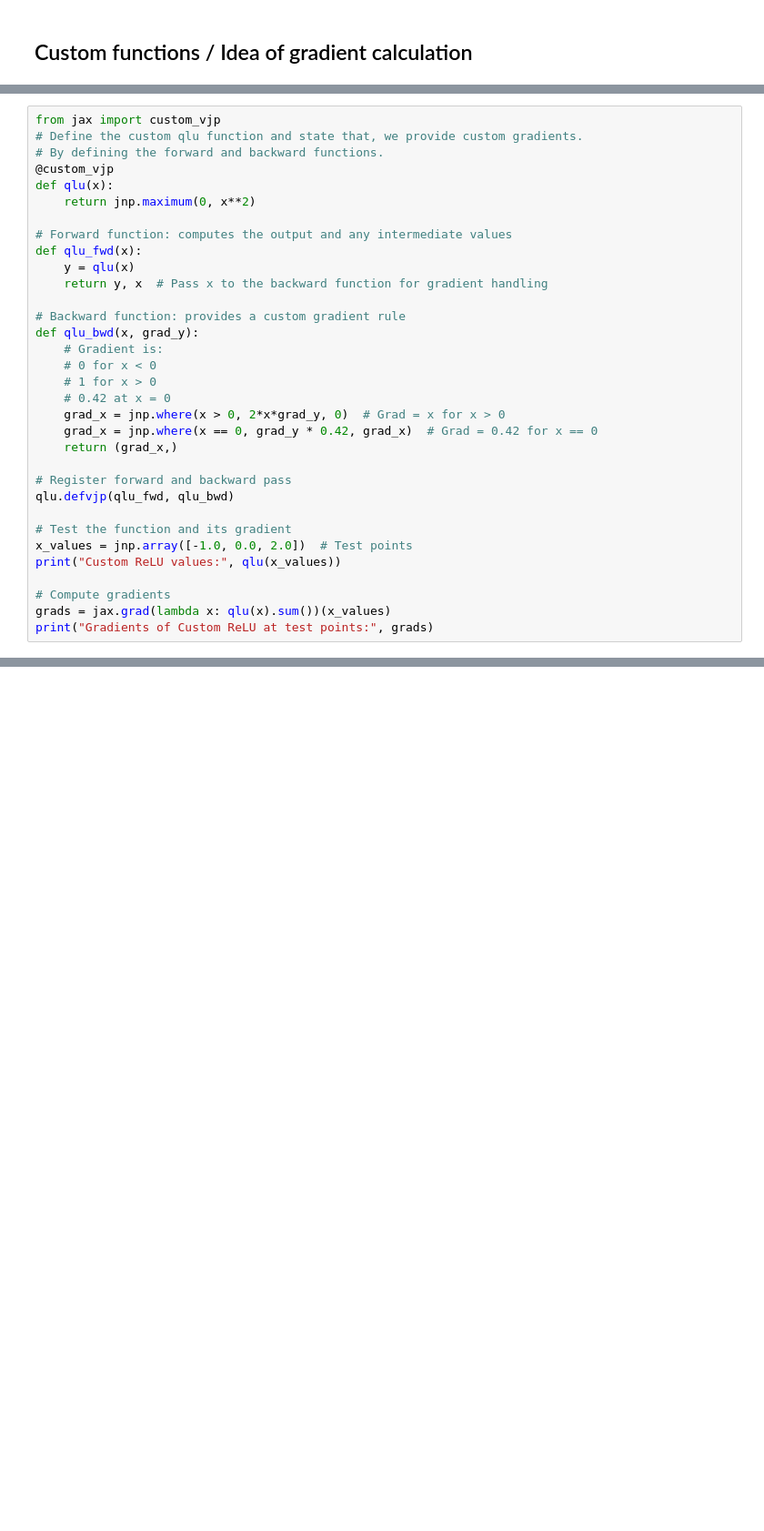
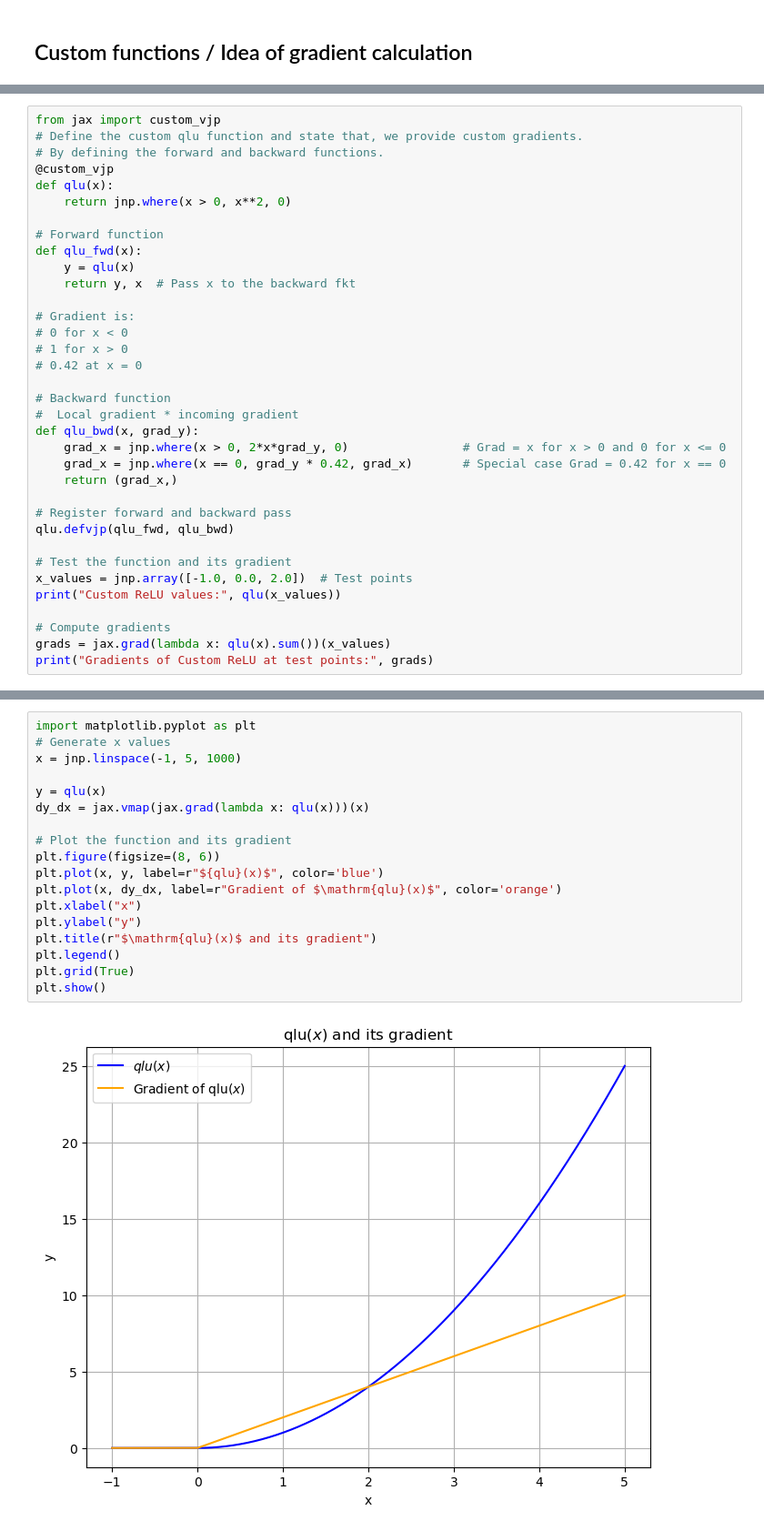
Before and after one commit to ioskn/mldl_htwg, a Jupyter notebook: autodiff/jax_autodiff.ipynb, the cells around one changed output, grey strips where cells are left out. Shown at 91% size. Saved outputs shown, nothing was run; the diff lists cells and outputs as text; blank space fills up the shorter version.

```diff
--- a/autodiff/jax_autodiff.ipynb
+++ b/autodiff/jax_autodiff.ipynb
@@ -113,21 +123,23 @@ from jax import custom_vjp
 # By defining the forward and backward functions.
 @custom_vjp
 def qlu(x):
-    return jnp.maximum(0, x**2)
+    return jnp.where(x > 0, x**2, 0)
 
-# Forward function: computes the output and any intermediate values
+# Forward function
 def qlu_fwd(x):
     y = qlu(x)
-    return y, x  # Pass x to the backward function for gradient handling
+    return y, x  # Pass x to the backward fkt
 
-# Backward function: provides a custom gradient rule
+# Gradient is:
+# 0 for x < 0
+# 1 for x > 0
+# 0.42 at x = 0
+
+# Backward function
+#  Local gradient * incoming gradient
 def qlu_bwd(x, grad_y):
-    # Gradient is:
-    # 0 for x < 0
-    # 1 for x > 0
-    # 0.42 at x = 0
-    grad_x = jnp.where(x > 0, 2*x*grad_y, 0)  # Grad = x for x > 0
-    grad_x = jnp.where(x == 0, grad_y * 0.42, grad_x)  # Grad = 0.42 for x == 0
+    grad_x = jnp.where(x > 0, 2*x*grad_y, 0)                # Grad = x for x > 0 and 0 for x <= 0
+    grad_x = jnp.where(x == 0, grad_y * 0.42, grad_x)       # Special case Grad = 0.42 for x == 0
     return (grad_x,)
 
 # Register forward and backward pass
@@ -145 +157,21 @@ Custom ReLU values: [1. 0. 4.]
 Gradients of Custom ReLU at test points: [0.   0.42 4.  ]
+# %%
+import matplotlib.pyplot as plt
+# Generate x values
+x = jnp.linspace(-1, 5, 1000)
+
+y = qlu(x)
+dy_dx = jax.vmap(jax.grad(lambda x: qlu(x)))(x)
+
+# Plot the function and its gradient
+plt.figure(figsize=(8, 6))
+plt.plot(x, y, label=r"${qlu}(x)$", color='blue')
+plt.plot(x, dy_dx, label=r"Gradient of $\mathrm{qlu}(x)$", color='orange')
+plt.xlabel("x")
+plt.ylabel("y")
+plt.title(r"$\mathrm{qlu}(x)$ and its gradient")
+plt.legend()
+plt.grid(True)
+plt.show()
+# %% [output]
+[figure, added]
```
Also changed, not shown: parts of 4 cells of this notebook.
